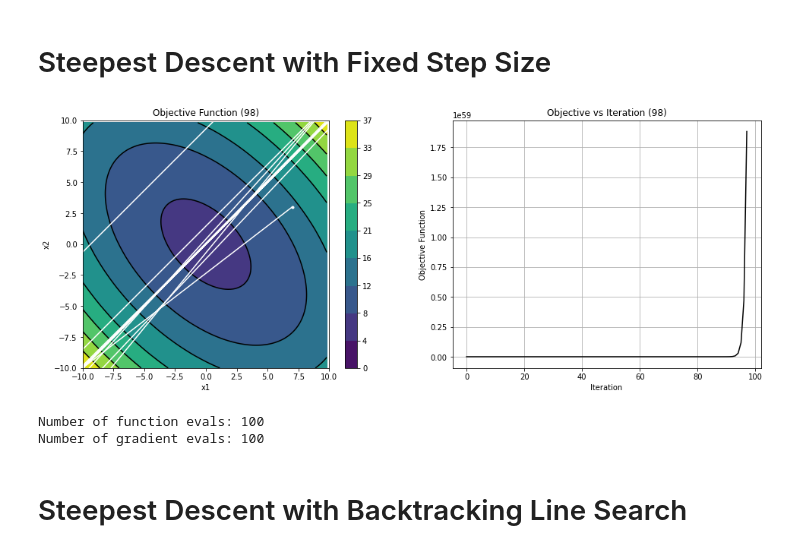
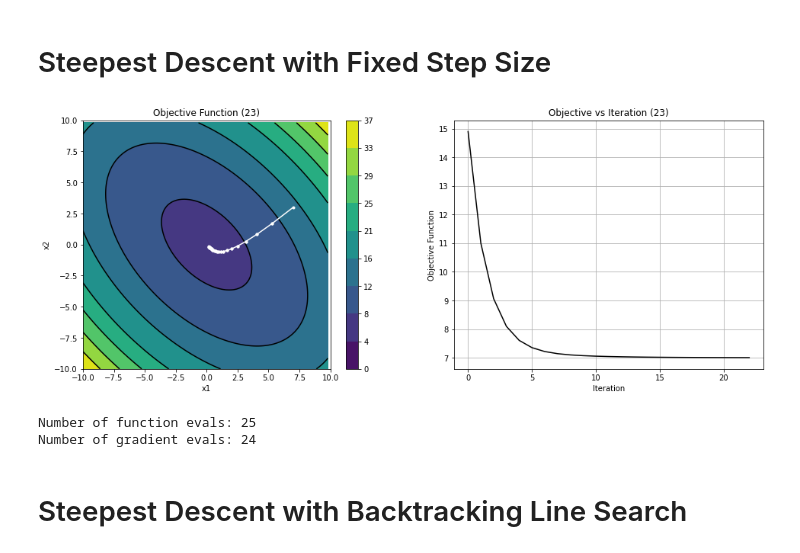
Before and after one commit to reml-lab/MLDemos, a Jupyter notebook: Numerical_Optimization.ipynb, the cells around one changed output. Drawn from its saved outputs; the diff is of its cells as text; code cells hidden in the pictures.

```diff
--- a/Numerical_Optimization.ipynb
+++ b/Numerical_Optimization.ipynb
@@ -58,7 +58,6 @@ def plot_all_steps(xs):
 
 
 def optimiziation_plot(x, f, i):
-    clear_output(wait=True)
     plt.figure(figsize=(16, 6))
     plt.subplot(1, 2, 1)
     plot_function([-10, 10], [-10, 10], q.f, "Objective Function (%d)" % (i))
@@ -73,7 +72,9 @@ def optimiziation_plot(x, f, i):
     plt.ylabel('Objective Function')
     plt.title("Objective vs Iteration (%d)" % (i))
 
+    clear_output(wait=True)
     plt.show()
+    time.sleep(0.01)
 # %% [markdown]
 Create a Function
 ===
@@ -155,28 +110,28 @@ for row_index in range(x.shape[0]):
 # %%
 %matplotlib inline
 q.reset_counts()
 x = np.zeros((100, 2))
 f = np.zeros((100,))
 x[0, :] = np.array([7, 3])
 f[0] = q.f(x[0, :])
-alpha = 10
+alpha = 1
 tol = 1e-4
 maxIter = 100
 try:
     for i in range(maxIter):
         x[i + 1, :] = x[i, :] + alpha * (-1 * q.g(x[i, :]))
         f[i + 1] = q.f(x[i + 1, :])
         optimiziation_plot(x[:i + 2, :], f[:i + 2], i)
         if abs(f[i + 1] - f[i]) / abs(f[i + 1]) < tol: break
 except:
     pass
 
 print("Number of function evals: %d" % (q.fcount))
 print("Number of gradient evals: %d" % (q.gcount))
 # %% [output]
-[figure, old version]
+[figure, new version]
-Number of function evals: 100
-Number of gradient evals: 100
+Number of function evals: 25
+Number of gradient evals: 24
 # %% [markdown]
 # Steepest Descent with Backtracking Line Search
 # %%
```
Also changed, not shown: parts of 6 cells of this notebook, 1 other file.
